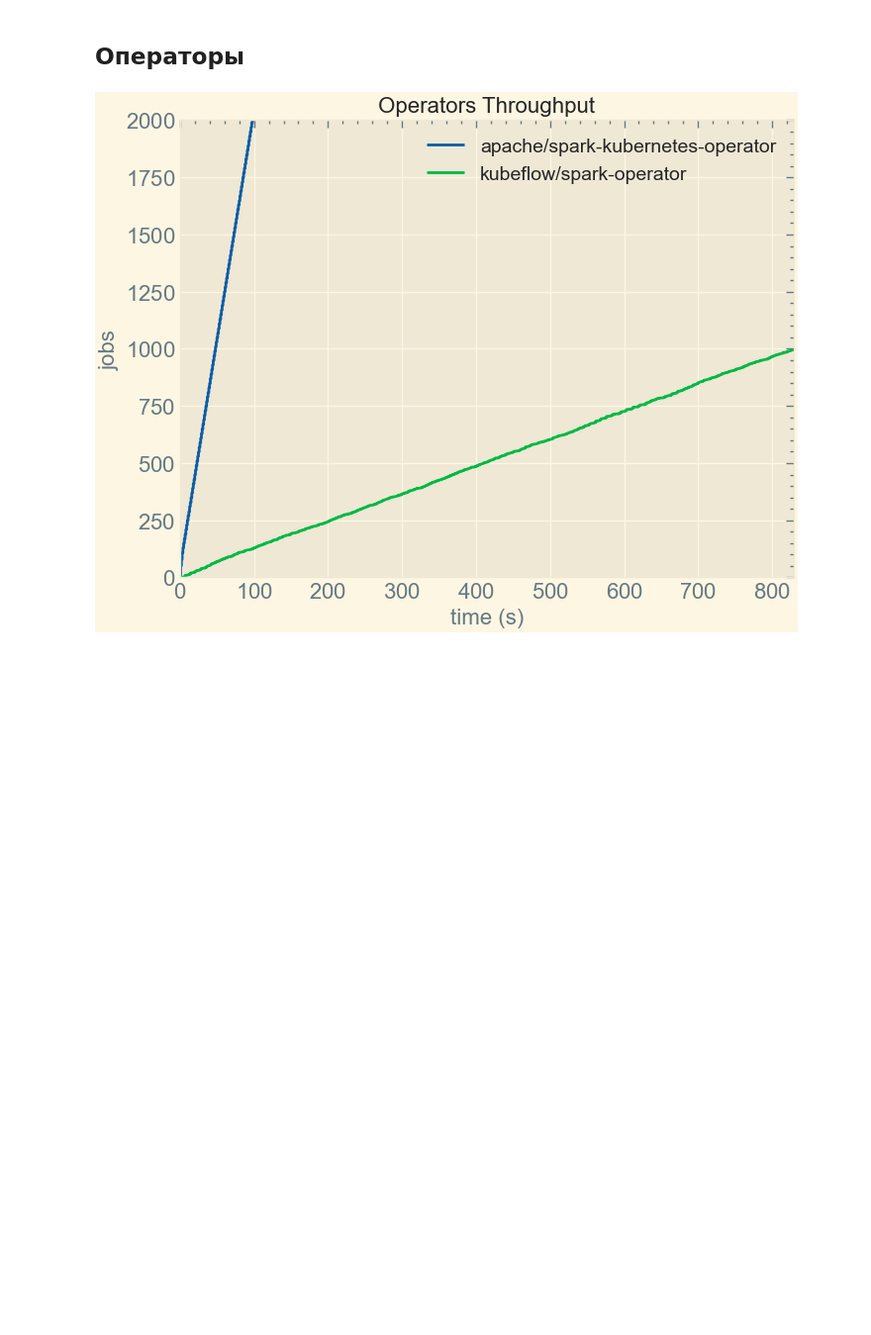
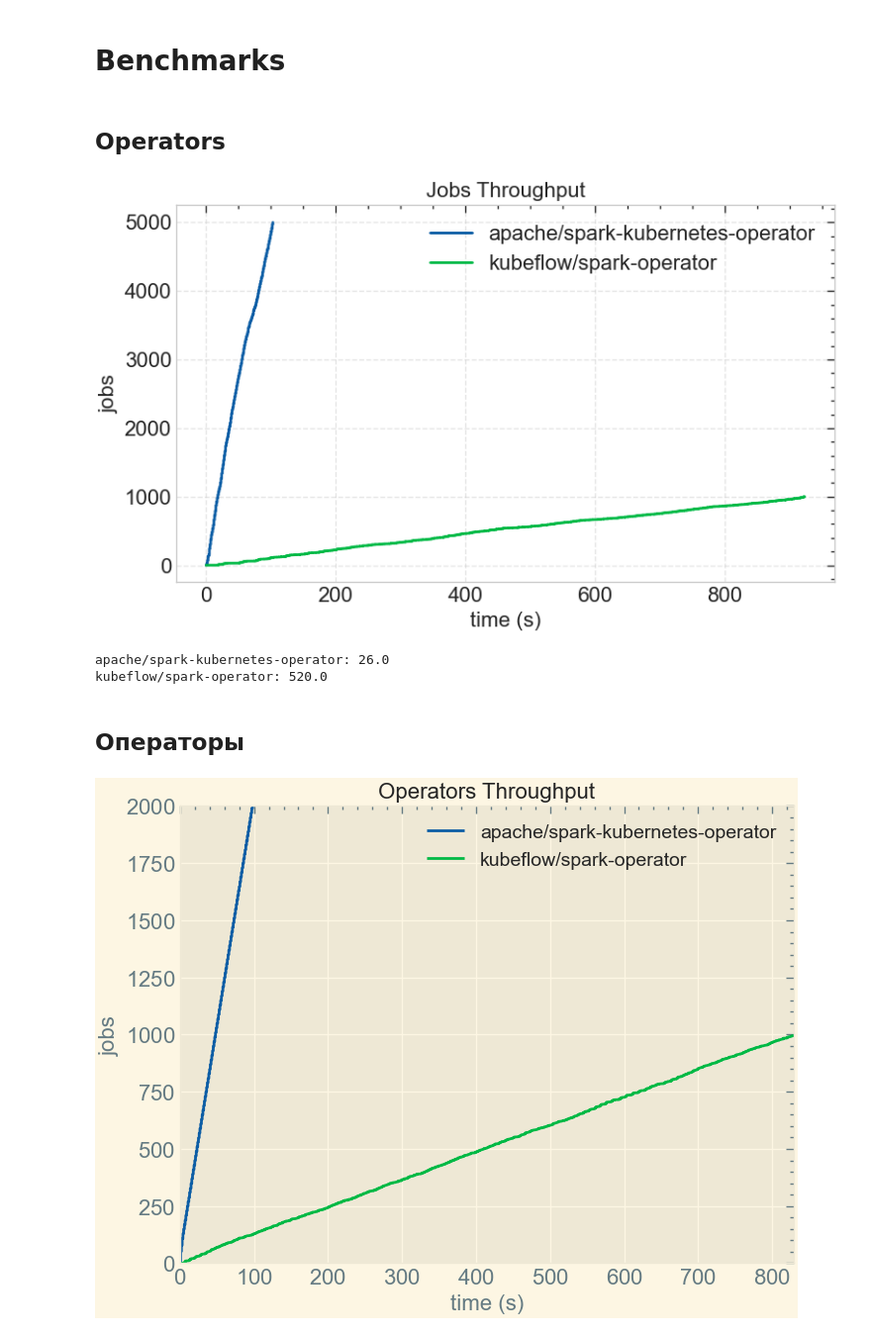
Before and after one commit to belo4ya/spark-on-kubernetes-recipes, a Jupyter notebook: university/charts/notebook.ipynb, the cells around one changed output. Shown at 99% size. Saved outputs shown, nothing was run; the diff lists cells and outputs as text; code cells hidden in the pictures; blank space fills up the shorter version.

Commit message:
benchmarks: operator

```diff
--- a/university/charts/notebook.ipynb
+++ b/university/charts/notebook.ipynb
@@ -10,7 +15,48 @@ import scienceplots
 # %%
 %matplotlib inline
 # %%
-plt.style.use(["Solarize_Light2", "science", "notebook"])
+plt.style.use(["science", "notebook"])
+# %% [markdown]
+# Benchmarks
+# %% [markdown]
+## Operators
+# %%
+apache_df = pd.read_csv("../../benckmarks/operator/benchmark/results_apache.csv")
+kubeflow_df = pd.read_csv("../../benckmarks/operator/benchmark/results_kubeflow.csv")
+
+for df in (apache_df, kubeflow_df):
+    t0 = df["start"].min()
+    df["start_rel"] = df["start"] - t0
+    df["end_rel"]   = df["end"]   - t0
+    df["latency"]   = df["end_rel"] - df["start_rel"]
+# %%
+def cum_curve(df, time_col):
+    ts = np.sort(df[time_col].values)
+    counts = np.arange(1, len(ts) + 1)
+    ts = np.insert(ts, 0, 0)
+    counts = np.insert(counts, 0, 0)
+    return ts, counts
+
+ap_t, ap_c = cum_curve(apache_df,   "end_rel")
+kf_t, kf_c = cum_curve(kubeflow_df, "end_rel")
+fig, ax = plt.subplots(figsize=(8, 5))
+ax.step(ap_t, ap_c, where="post", label="apache/spark-kubernetes-operator")
+ax.step(kf_t, kf_c, where="post", label="kubeflow/spark-operator")
+ax.set_title("Jobs Throughput")
+ax.set_xlabel("time (s)")
+ax.set_ylabel("jobs")
+ax.legend()
+ax.grid(True, linestyle="--", alpha=0.5)
+plt.tight_layout()
+plt.show()
+# %% [output]
+[figure, added]
+# %%
+print("apache/spark-kubernetes-operator:", apache_df["latency"].quantile(0.9))
+print("kubeflow/spark-operator:", kubeflow_df["latency"].quantile(0.9))
+# %% [output]
+apache/spark-kubernetes-operator: 26.0
+kubeflow/spark-operator: 520.0
 # %% [markdown]
 ## Операторы
 # %%
```
Also changed, not shown: parts of 2 cells of this notebook, 20 other files.
